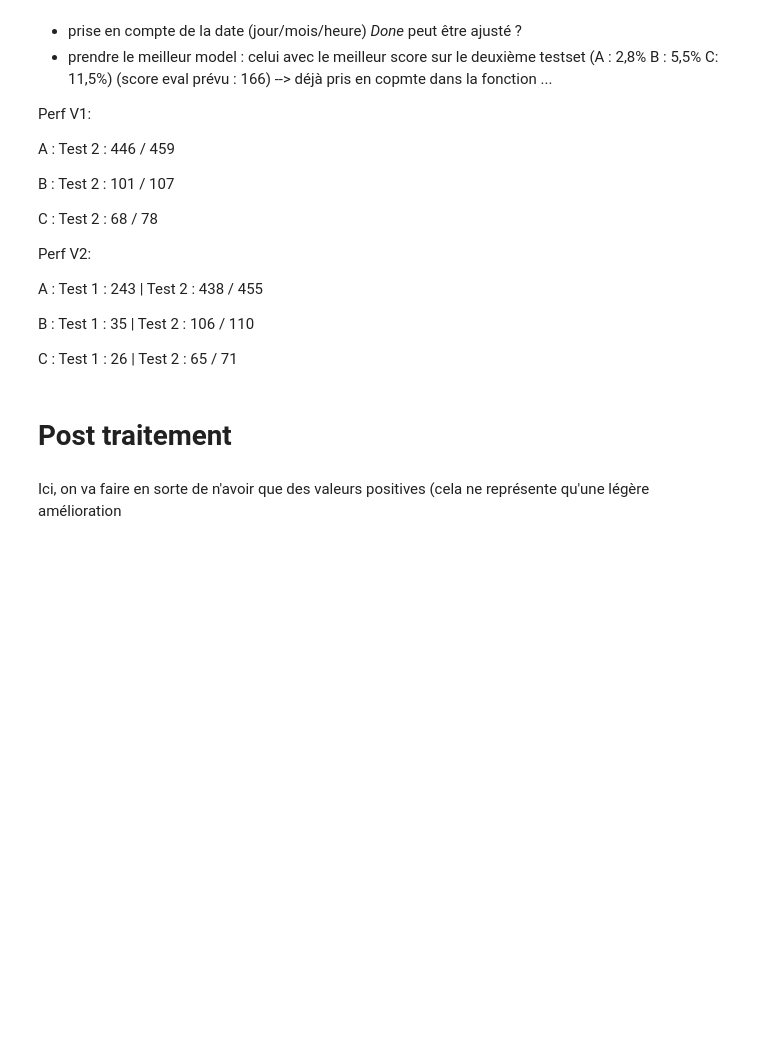
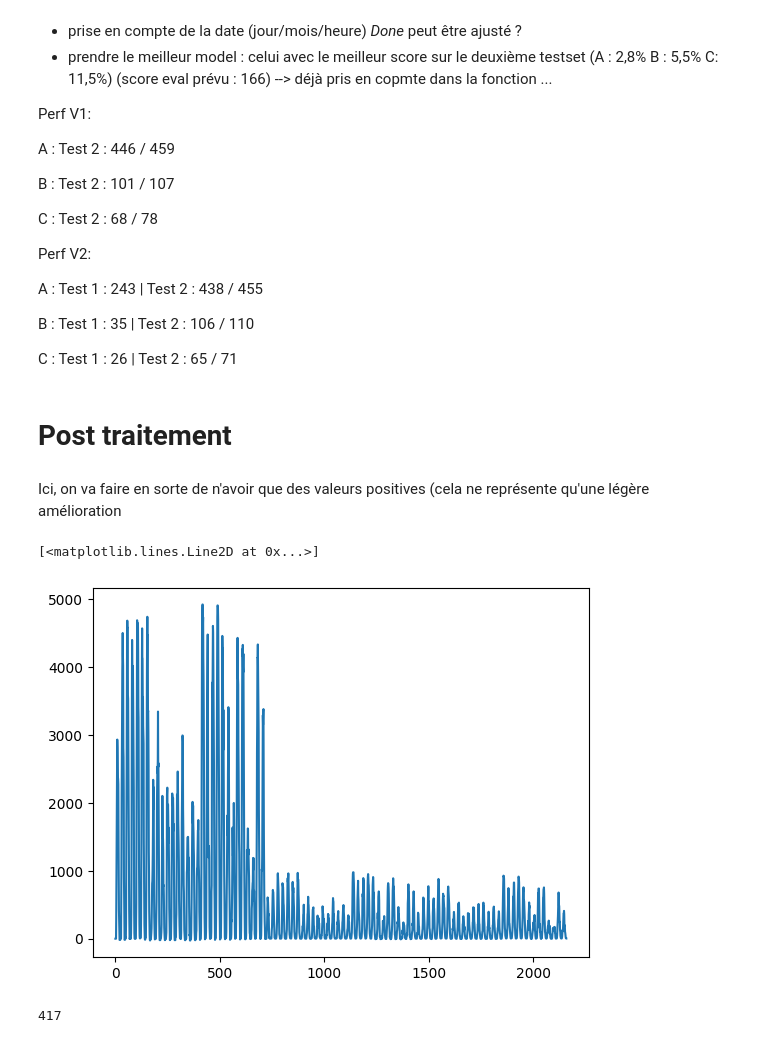
Before and after one commit to art-test-stack/ml_competition, a Jupyter notebook: XGBoost_separated_loc_hypparams_rd_test_set_by_day.ipynb, the cells around one changed output. Cells and saved outputs as stored; diff of their text form; code cells hidden in the pictures; blank space fills up the shorter version.

```diff
--- a/XGBoost_separated_loc_hypparams_rd_test_set_by_day.ipynb
+++ b/XGBoost_separated_loc_hypparams_rd_test_set_by_day.ipynb
@@ -656,3 +653,12 @@ C : Test 1 : 26 | Test 2 : 65 / 71
 Ici, on va faire en sorte de n'avoir que des valeurs positives (cela ne représente qu'une légère amélioration
 # %%
 result = np.concatenate((np.concatenate((result_A,result_B)), result_C))
+# %%
+plt.plot(result)
+# %% [output]
+[<matplotlib.lines.Line2D at 0x...>]
+[figure, added]
+# %%
+np.argmax(np.array(result))
+# %% [output]
+417
```
Also changed, not shown: parts of 16 cells of this notebook, 14 other files.
